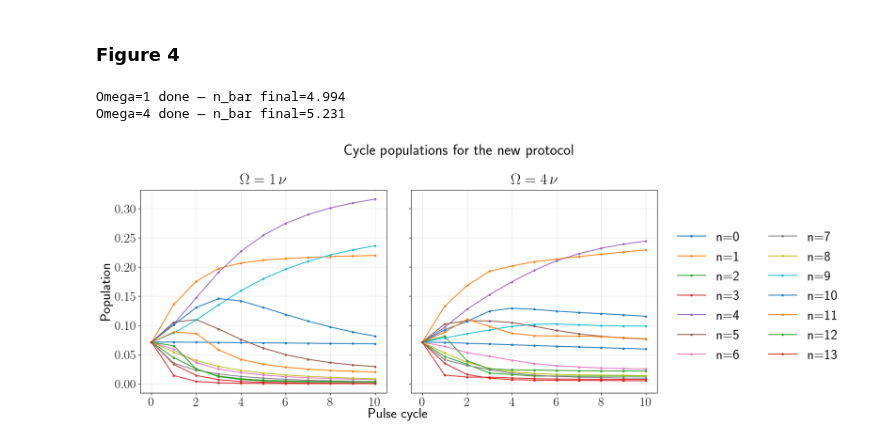
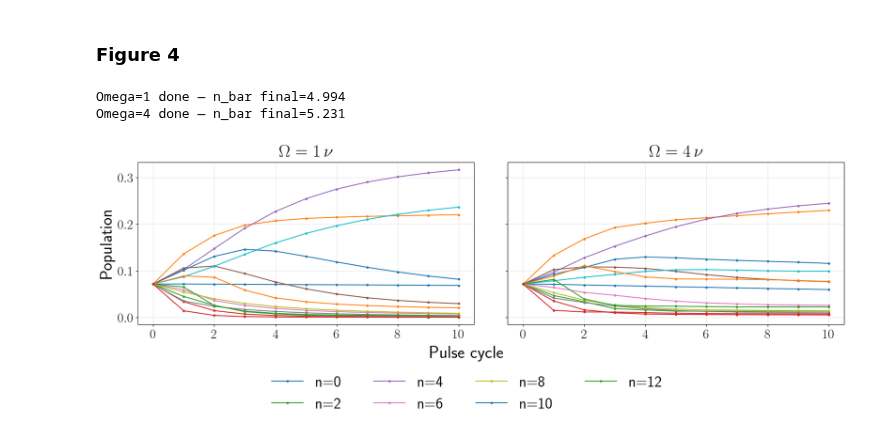
Before and after one commit to GonReina/QLearn, a Jupyter notebook: trapped_ions/Fock_mixtures_sim.ipynb, the cells around one changed output. Cells and saved outputs as stored; diff of their text form; code cells hidden in the pictures.

Commit message:
Modified the last figure

```diff
--- a/trapped_ions/Fock_mixtures_sim.ipynb
+++ b/trapped_ions/Fock_mixtures_sim.ipynb
@@ -2084,12 +2084,12 @@ from qutip import *
 # Match the style used in the vector PDF figure above
 plt.rcParams.update({
     'text.usetex': True,
-    'font.size': 18,
-    'axes.titlesize': 26,
-    'axes.labelsize': 24,
+    'font.size': 24,
+    'axes.titlesize': 29,
+    'axes.labelsize': 28,
     'xtick.labelsize': 22,
     'ytick.labelsize': 22,
-    'legend.fontsize': 24
+    'legend.fontsize': 26
 })
 
 # Define system parameters
@@ -2108,12 +2108,10 @@ num_pulses = 10
 
 Omega_values = [1, 4]
 
-# Layout (reserve a right margin for the shared legend)
+# Layout (shared legend below, so the plots keep full width)
 subplot_left = 0.08
-subplot_right = 0.76
-legend_x = subplot_right + 0.01
+subplot_right = 0.98
 
-# Slightly wider to make room for an external, shared legend
 fig, axes = plt.subplots(1, 2, figsize=(18, 6), sharey=True)
 
 for idx, Omega in enumerate(Omega_values):
@@ -2202,43 +2200,44 @@ for idx, Omega in enumerate(Omega_values):
         rho_mat = vector_to_operator(current_rho_vec)
         occupancies[k, :] = rho_mat.ptrace(1).diag().real
 
     # Plot populations vs pulse cycle
     ax = axes[idx]
     times_sim = np.arange(num_pulses + 1)
     for n in range(N):
-        # Only label curves on the first axis; we'll create one shared legend for the whole figure
-        label = f'n={n}' if idx == 0 else '_nolegend_'
+        # Only label every 2nd motional state to keep the legend manageable
+        label = f'n={n}' if (idx == 0 and (n % 2 == 0)) else '_nolegend_'
         ax.plot(times_sim, occupancies[:, n], '.-', label=label)
 
     ax.set_title(rf'$\Omega = {Omega}\,\nu$', fontweight='bold', pad=10)
     ax.tick_params(axis='both')
     ax.grid(True, alpha=0.3)
 
     print(f"Omega={Omega} done — n_bar final={np.dot(np.arange(N), occupancies[-1, :]):.3f}")
 
-axes[0].set_ylabel('Population', fontsize=24)
-# Center the figure-level x-label over the subplot region (not including the legend margin)
-fig.supxlabel('Pulse cycle', x=(subplot_left + subplot_right) / 2, y=0.01, fontsize=24)
-fig.suptitle('Cycle populations for the new protocol', fontweight='bold', y=1.10, fontsize=26)
+axes[0].set_ylabel('Population')
+# Bring the shared x-label closer to the axes (and keep it above the legend)
+fig.supxlabel('Pulse cycle', y=0.16)
+# fig.suptitle('Cycle populations for the new protocol', fontweight='bold', y=1.10)
 
-# One shared legend outside the plots (tight to the right edge of the subplot area)
+# One shared legend below the plots (pulled up closer)
 handles, labels = axes[0].get_legend_handles_labels()
+legend_ncol = min(4, max(1, len(labels)))
 fig.legend(
     handles,
     labels,
-    loc='center left',
-    bbox_to_anchor=(legend_x, 0.5),
-    ncol=2,
+    loc='upper center',
+    bbox_to_anchor=(0.5, 0.16),
+    ncol=legend_ncol,
     frameon=False,
 )
 
-# Leave room on the right for the external legend
-plt.subplots_adjust(left=subplot_left, right=subplot_right, top=0.92, bottom=0.12, wspace=0.10)
+# Reduce bottom padding (now that xlabel/legend are closer)
+plt.subplots_adjust(left=subplot_left, right=subplot_right, top=0.92, bottom=0.30, wspace=0.10)
 
 plt.savefig('figure_4.pdf', format='pdf', bbox_inches='tight', dpi=600)
 plt.savefig('figure_4.png', format='png', bbox_inches='tight', dpi=600)
 plt.show()
 # %% [output]
 Omega=1 done — n_bar final=4.994
 Omega=4 done — n_bar final=5.231
-[figure, old version]
+[figure, new version]
```
Also changed, not shown: 2 other files.
